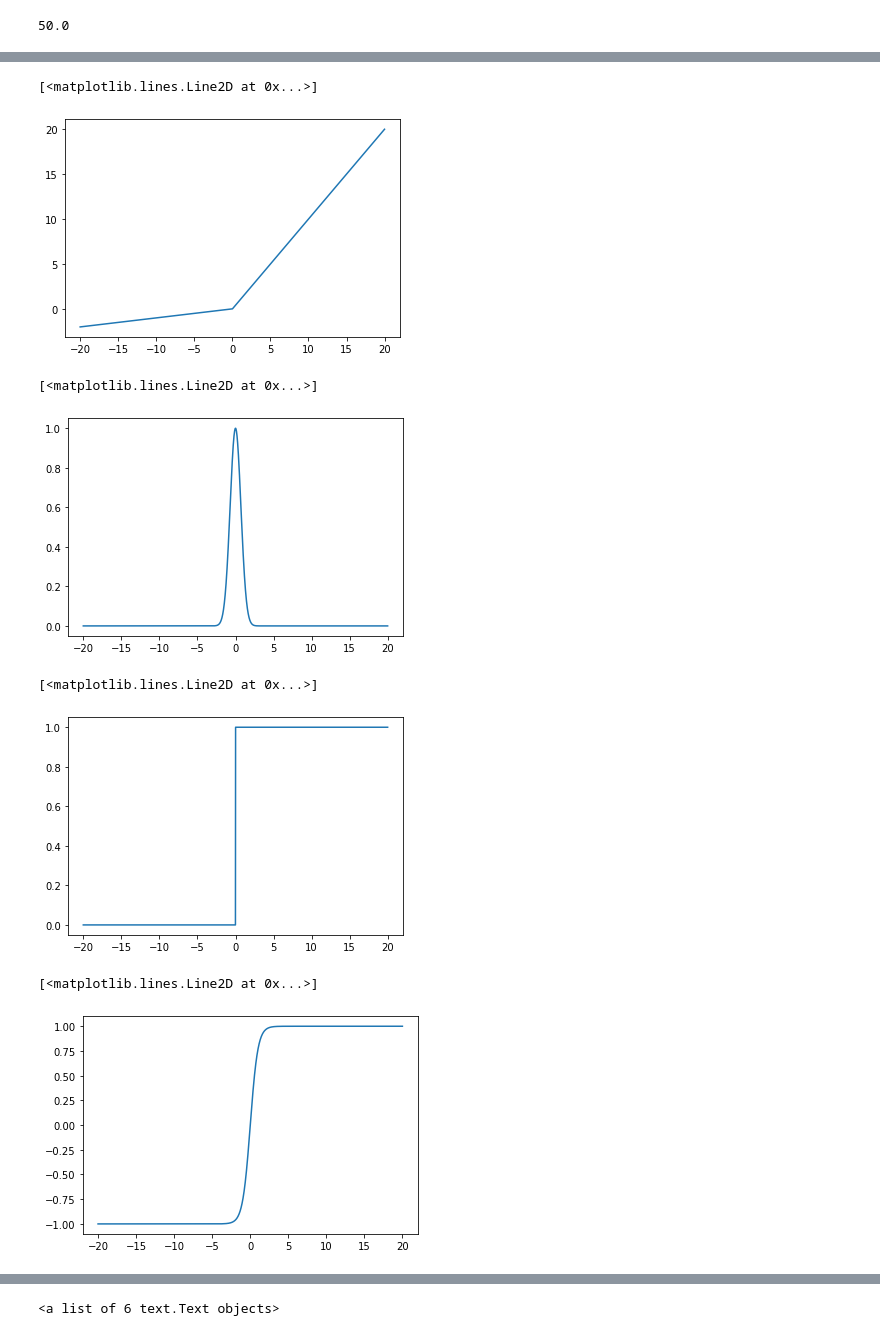
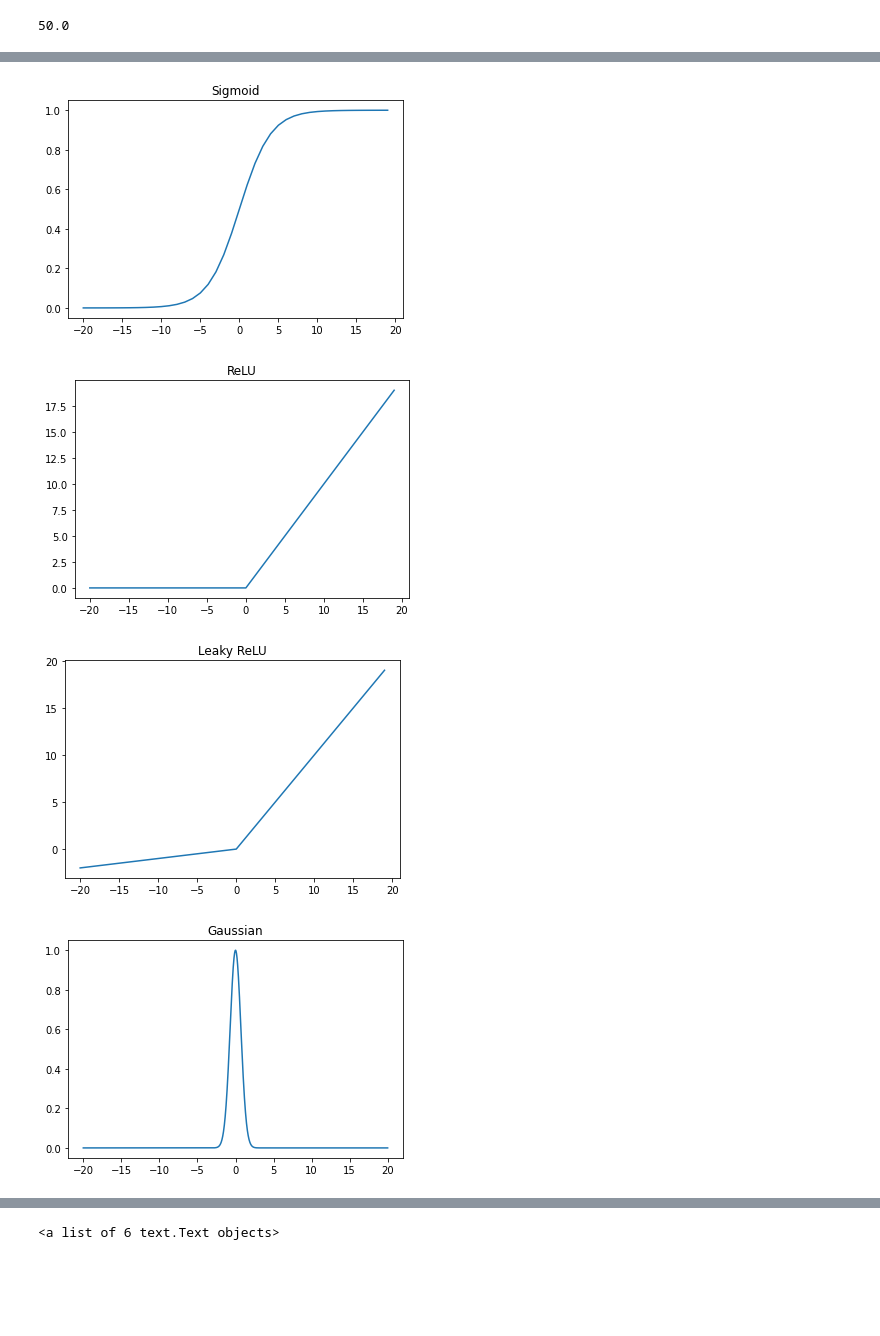
Before and after one commit to chhanganivarun/cvit-workshop, a Jupyter notebook: classes/day1/day1.ipynb, the cells around one changed output, grey strips where cells are left out. Saved outputs shown, nothing was run; the diff lists cells and outputs as text; code cells hidden in the pictures; blank space fills up the shorter version.

```diff
--- a/classes/day1/day1.ipynb
+++ b/classes/day1/day1.ipynb
@@ -177,32 +248,54 @@ plt.plot(X,np.vectorize(relu)(X))
 # %%
 def leaky_relu(x):
     return max(0.1*x,x)
-X = np.arange(-20,20,0.01)
-plt.plot(X,np.vectorize(leaky_relu)(X))
-# %% [output]
-[<matplotlib.lines.Line2D at 0x...>]
-[figure, removed]
 # %%
 def gaussian(x):
     return np.exp(-x**2)
-X = np.arange(-20,20,0.01)
-plt.plot(X,np.vectorize(gaussian)(X))
-# %% [output]
-[<matplotlib.lines.Line2D at 0x...>]
-[figure, removed]
 # %%
 def step(x):
     return 1 if x>0 else 0
-X = np.arange(-20,20,0.01)
-plt.plot(X,np.vectorize(step)(X))
-# %% [output]
-[<matplotlib.lines.Line2D at 0x...>]
-[figure, removed]
 # %%
 def tanh(x):
     return (np.exp(2*x)-1)/(np.exp(2*x)+1)
-X = np.arange(-20,20,0.01)
-plt.plot(X,np.vectorize(tanh)(X))
-# %% [output]
-[<matplotlib.lines.Line2D at 0x...>]
-[figure, removed]
+# %%
+%matplotlib inline
+X = np.arange(-20,20)
+plt.figure()
+plt.plot(X,np.vectorize(sigmoid)(0.5*X))
+plt.title('Sigmoid')
+plt.show()
+plt.figure()
+plt.plot(X,np.vectorize(relu)(X))
+plt.title('ReLU')
+plt.show()
+plt.figure()
+plt.plot(X,np.vectorize(leaky_relu)(X))
+plt.title('Leaky ReLU')
+plt.show()
+plt.figure()
+X = np.arange(-20,20,0.01)
+plt.plot(X,np.vectorize(gaussian)(X))
+plt.title('Gaussian')
+plt.show()
+plt.figure()
+plt.plot(X,np.vectorize(step)(X))
+plt.title('Step')
+plt.show()
+plt.figure()
+plt.plot(X,np.vectorize(tanh)(X))
+plt.title('Tanh')
+plt.show()
+plt.figure()
+plt.plot(X,np.vectorize(np.exp)(X))
+plt.title('Exponential')
+plt.show()
+plt.figure()
+X = np.arange(0.01,20,0.01)
+plt.plot(X,np.vectorize(np.log)(X))
+plt.title('Log')
+plt.show()
+# %% [output]
+[figure, added]
+[figure, added]
+[figure, added]
+[figure, added]
```
Also changed, not shown: parts of 23 cells of this notebook, 1 other file.
